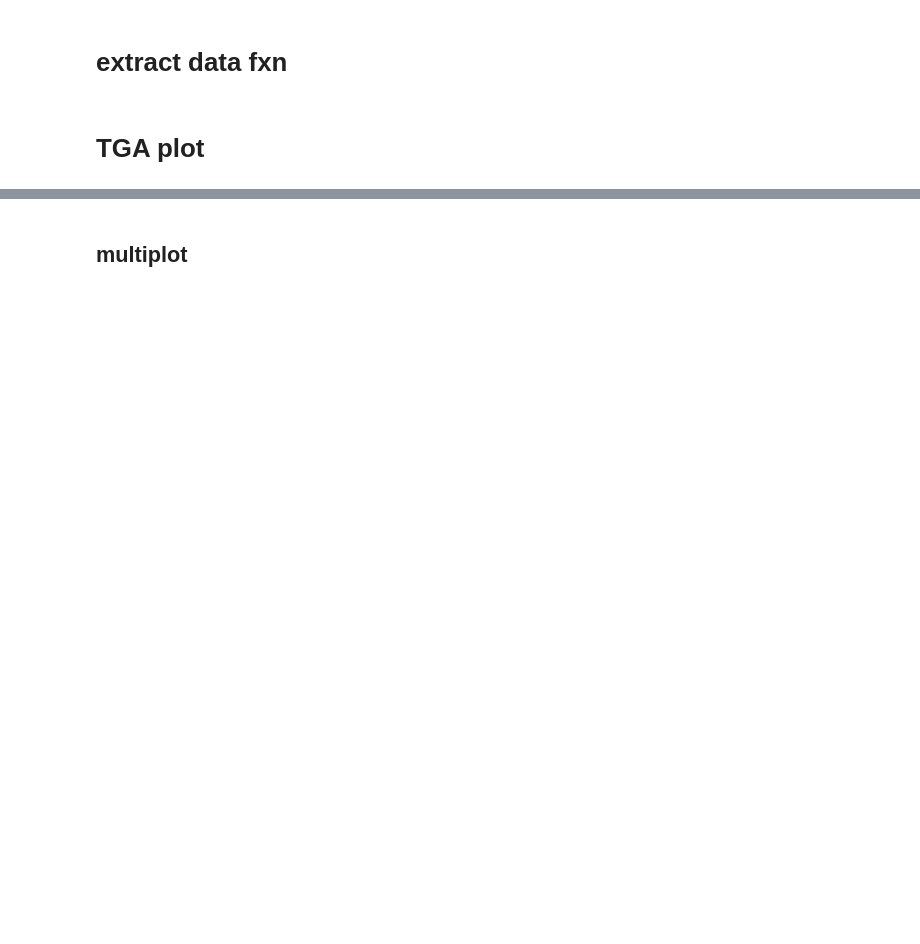
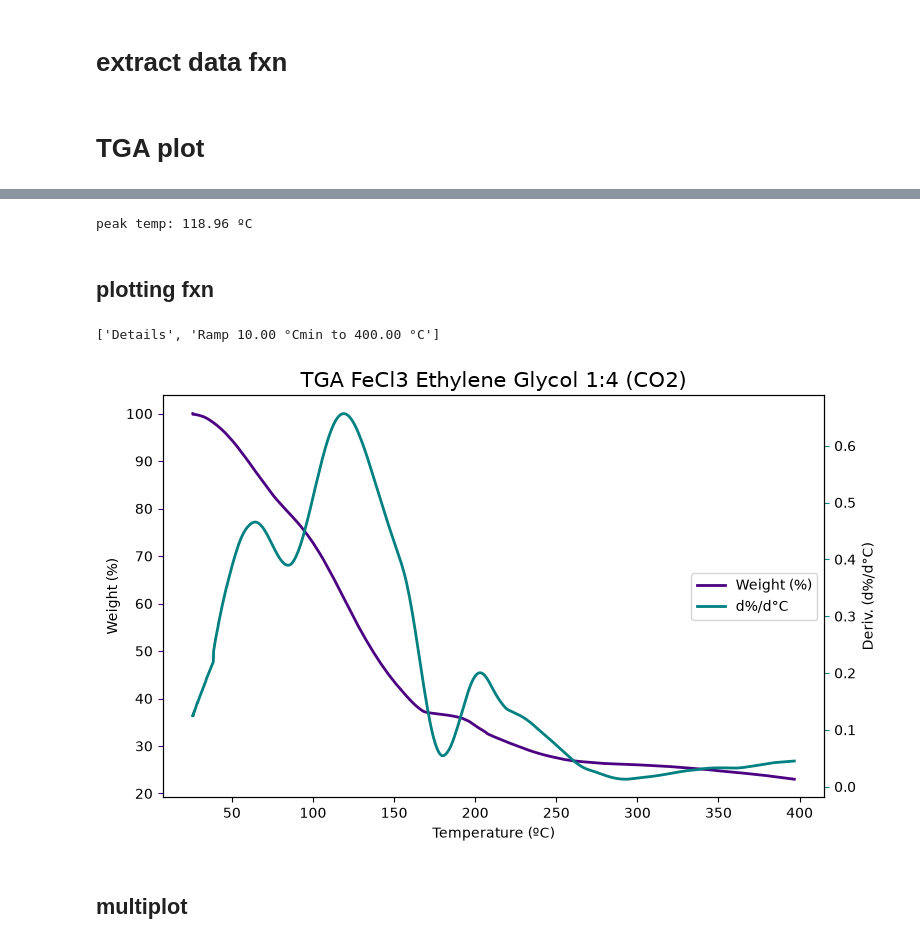
Before and after one commit to maurielle-noto/ionic-liquid-characterization, a Jupyter notebook: tga.ipynb, the cells around one changed output, grey strips where cells are left out. Drawn from its saved outputs; the diff is of its cells as text; code cells hidden in the pictures; blank space fills up the shorter version.

```diff
--- a/tga.ipynb
+++ b/tga.ipynb
@@ -118,3 +94,69 @@ plt.show()
+# %%
+import numpy as np
+import pandas as pd
+
+temp = tga["Temperature (°C)"]
+dpctdT = tga["Deriv (% / °C)"].abs()
+weight = tga["Weight (%)"]
+
+peakderiv_idx = dpctdT.idxmax()
+print("peak temp:", temp[peakderiv_idx], "ºC")
+# %% [output]
+peak temp: 118.96 ºC
+# %% [markdown]
+## plotting fxn
+# %%
+def plot_tga(dict, xlims=None, y1lims=None, y2lims=None):
+    import matplotlib.pyplot as plt
+    import pandas as pd
+
+    tga_df = extract_data(dict["tgapath"])
+
+    temp = tga_df["Temperature (°C)"]
+    wt_pct = tga_df["Weight (%)"]
+    dpdT = tga_df["Deriv (% / °C)"].abs()
+
+    y1 = "indigo"
+    y2 = "teal"
+
+    fig, ax1 = plt.subplots(figsize= (8,5))
+
+    weight_pct = ax1.plot(temp, wt_pct, color = y1, lw = 2, label = "Weight (%)")
+    ax1.set_xlabel("Temperature (ºC)")
+    ax1.set_ylabel("Weight (%)")
+    if y1lims:
+        ax1.set_ylim(y1lims)
+    ax1.tick_params(axis='y', color = y1)
+    if xlims:
+        ax1.set_xlim(xlims)
+
+    ax2 = ax1.twinx()
+
+    deriv = ax2.plot(temp, dpdT, color = y2, lw = 2, label = "d%/d°C")
+    ax2.set_ylabel("Deriv. (d%/d°C)")
+    ax2.set_ylim(y2lims)
+    ax2.tick_params(axis = 'y', color = y2)
+
+    plt.title(f"TGA {dict["chemical"]} {dict["ratio"]} ({dict["environment"]})", fontsize = 15)
+    plt.legend(loc = "center right", handles = [weight_pct[0], deriv[0]])
+    plt.tight_layout()
+    plt.show()
+
+tga_dfs_and_details = {
+            # path
+                "tgapath": "/Users/mauriellenoto/Desktop/seager/ionicliquids/data/TGA/FeCl3EthylGlyc14/2026-07-22/2026-07-22-TGA-FeCl3EthylGlyc-1-4.xls",
+            #  dates
+                "environment": "CO2",
+            # details
+                "chemical": "FeCl3 Ethylene Glycol",
+                "ratio": "1:4",
+                    }
+
+tga_plot = plot_tga(tga_dfs_and_details)
+tga_plot
+# %% [output]
+['Details', 'Ramp 10.00 °Cmin to 400.00 °C']
+[figure, added]
 # %% [markdown]
 ## multiplot
 # %%
```
Also changed, not shown: parts of 7 cells of this notebook, 2 other files.
